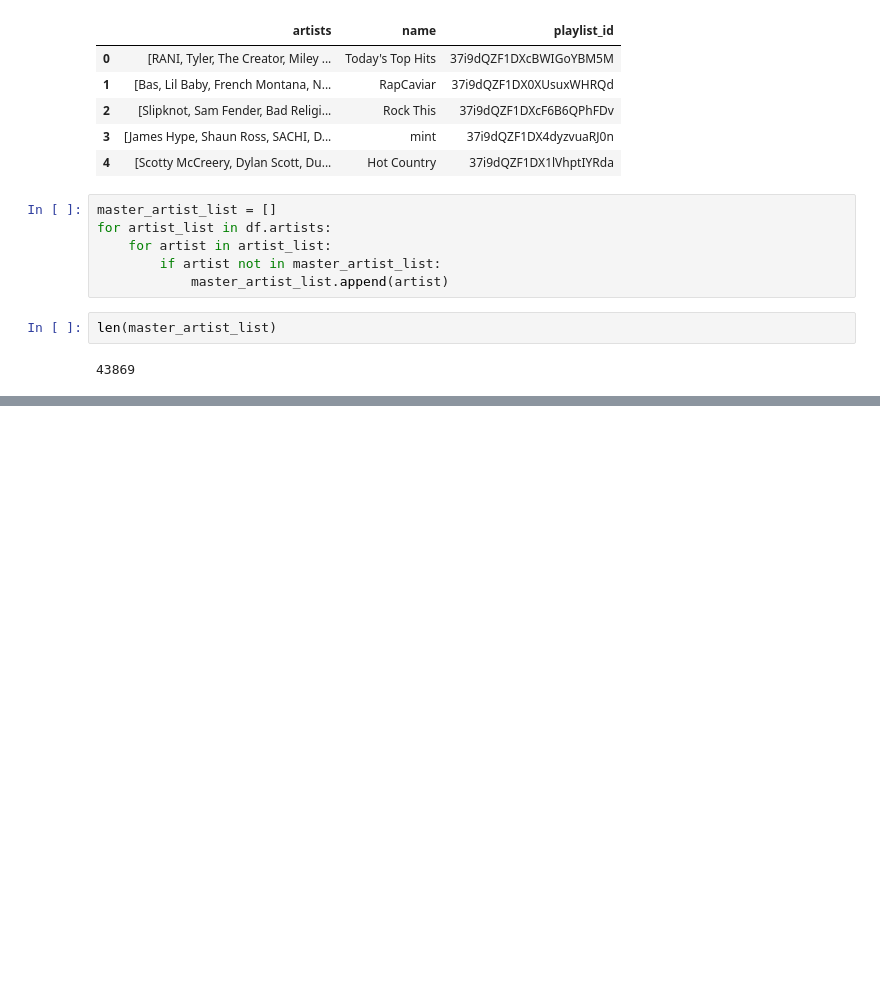
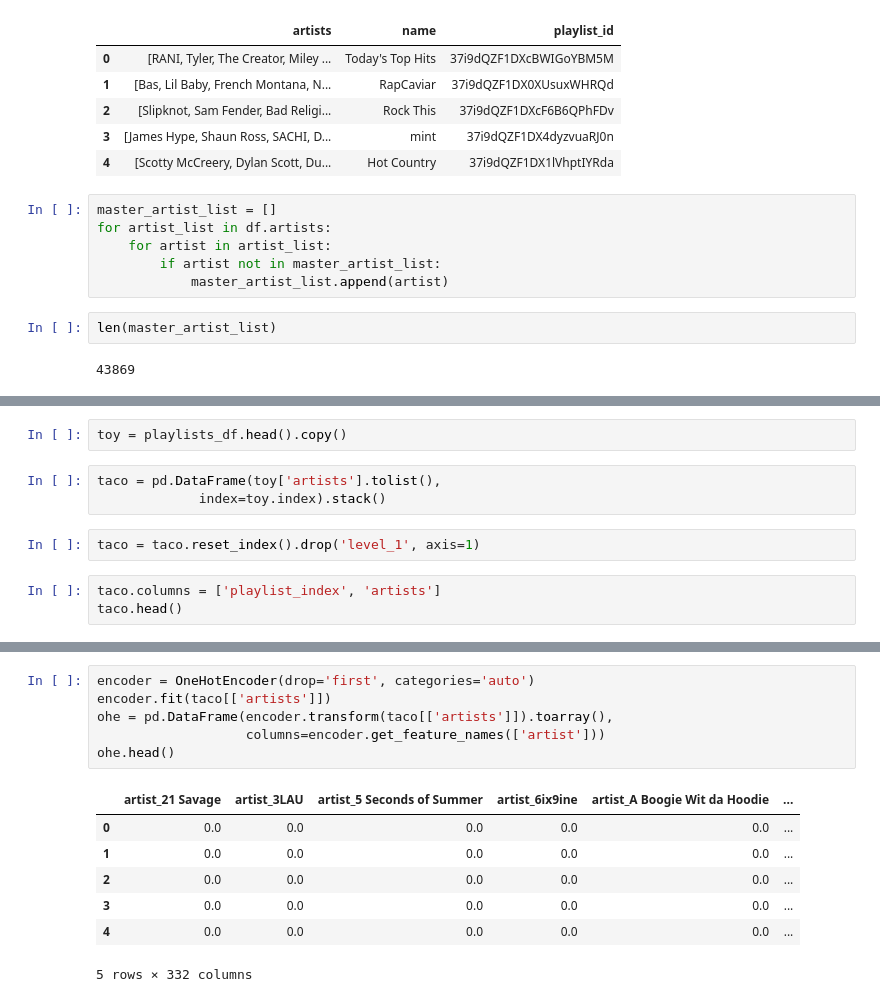
Before and after one commit to Patrickbfuller/solve_music_probs, a Jupyter notebook: spotipy_playlists.ipynb, the cells around one changed output, grey strips where cells are left out. Saved outputs shown, nothing was run; the diff lists cells and outputs as text; blank space fills up the shorter version.

```diff
--- a/spotipy_playlists.ipynb
+++ b/spotipy_playlists.ipynb
@@ -445,0 +503,10 @@ playlists_df['artists'][0][0]
+# %%
+toy = playlists_df.head().copy()
+# %%
+taco = pd.DataFrame(toy['artists'].tolist(),
+             index=toy.index).stack()
+# %%
+taco = taco.reset_index().drop('level_1', axis=1)
+# %%
+taco.columns = ['playlist_index', 'artists']
+taco.head()
@@ -445,0 +530,14 @@ playlists_df['artists'][0][0]
+# %%
+encoder = OneHotEncoder(drop='first', categories='auto')
+encoder.fit(taco[['artists']])
+ohe = pd.DataFrame(encoder.transform(taco[['artists']]).toarray(),
+                   columns=encoder.get_feature_names(['artist']))
+ohe.head()
+# %% [output]
+|  | artist_21 Savage | artist_3LAU | artist_5 Seconds of Summer | artist_6ix9ine | artist_A Boogie Wit da Hoodie | ... |
+| 0 | 0.0 | 0.0 | 0.0 | 0.0 | 0.0 | ... |
+| 1 | 0.0 | 0.0 | 0.0 | 0.0 | 0.0 | ... |
+| 2 | 0.0 | 0.0 | 0.0 | 0.0 | 0.0 | ... |
+| 3 | 0.0 | 0.0 | 0.0 | 0.0 | 0.0 | ... |
+| 4 | 0.0 | 0.0 | 0.0 | 0.0 | 0.0 | ... |
+5 rows × 332 columns
```
Also changed, not shown: parts of 18 cells of this notebook, 1 other file.
